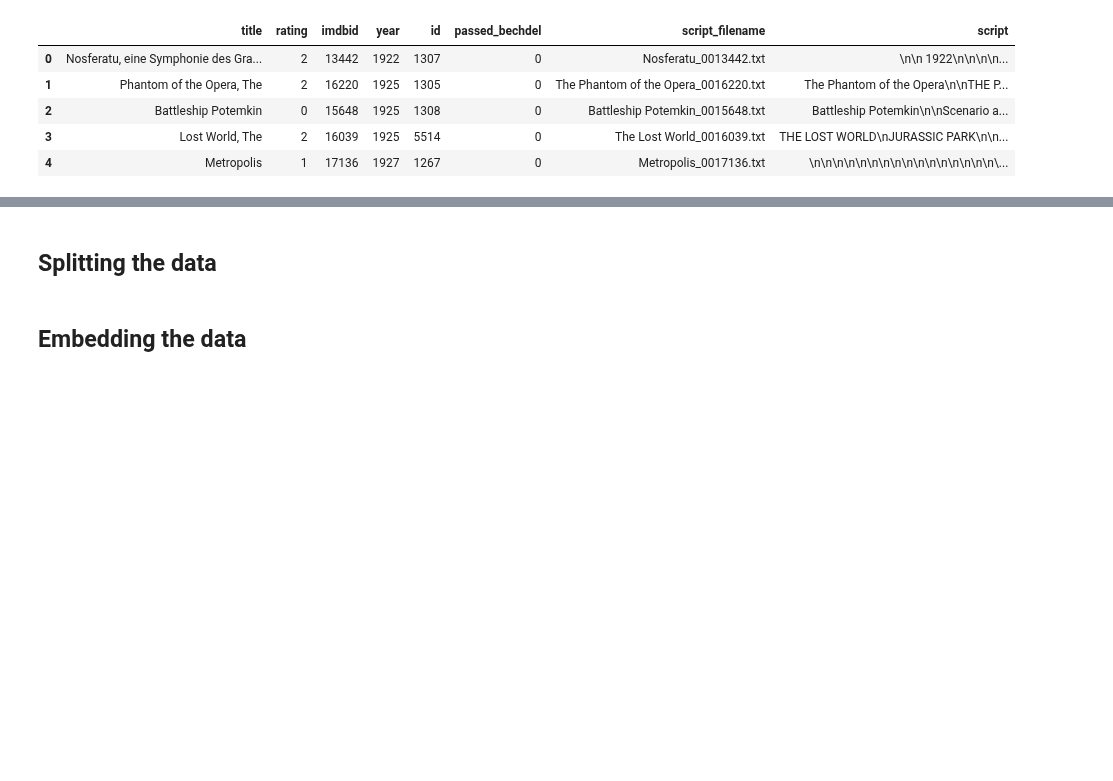
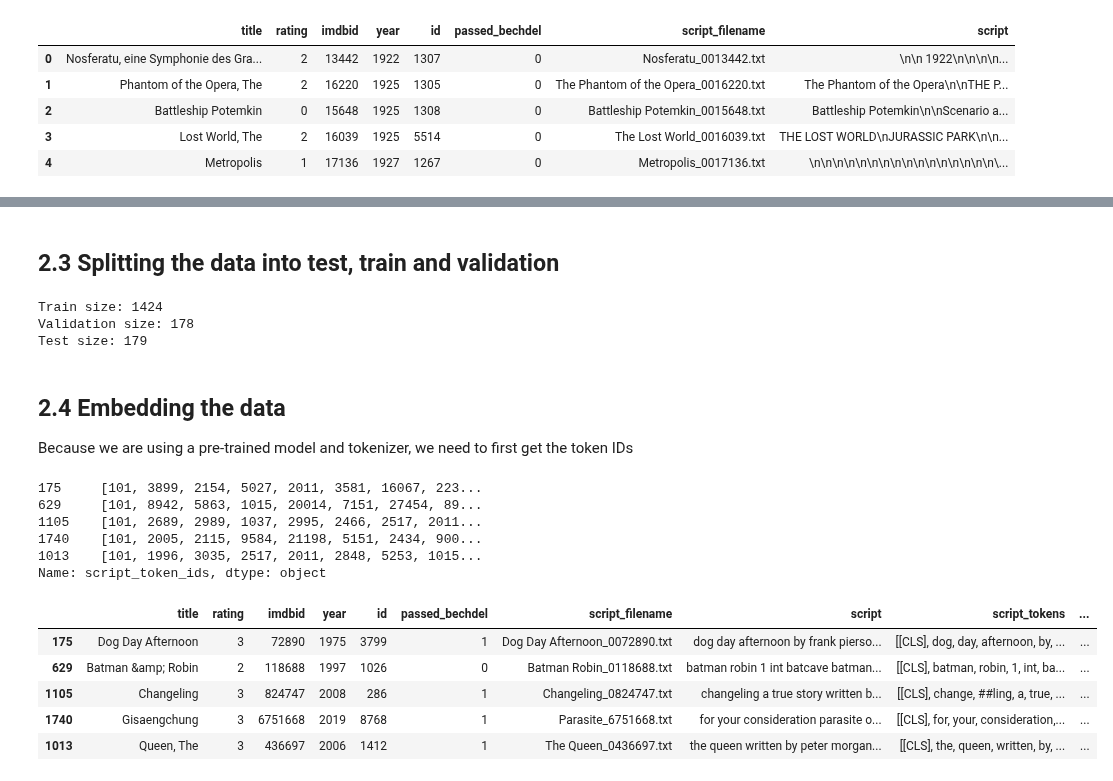
Before and after one commit to sigridbom/NLP_exam, a Jupyter notebook: 2_preprocessing/2_preprocessing.ipynb, the cells around one changed output, grey strips where cells are left out. Cells and saved outputs as stored; diff of their text form; code cells hidden in the pictures; blank space fills up the shorter version.

Commit message:
made embeddings

```diff
--- a/2_preprocessing/2_preprocessing.ipynb
+++ b/2_preprocessing/2_preprocessing.ipynb
@@ -59,0 +70,11 @@ data.head()
+# %%
+
+# Load the tokenizer (use any pre-trained tokenizer, e.g., BERT)
+tokenizer = AutoTokenizer.from_pretrained("bert-base-uncased")
+
+# Tokenize each row in the 'script' column
+data["script_tokens"] = data["script"].apply(
+    lambda x: tokenizer.tokenize(x, add_special_tokens=True, max_length=500, truncation = True)) # only takes the first 500 tokens
+
+# Display the DataFrame with the new column
+data.head()
@@ -60,4 +91,58 @@ data.head()
 # %% [markdown]
-## Splitting the data
+## 2.3 Splitting the data into test, train and validation
-# %% [markdown]
-## Embedding the data
+# %%
+
+# Step 1: Split the data into train and temp (validation+test) sets
+train_data, temp_data = train_test_split(data, test_size=0.2, random_state=42)  # 20% for validation+test
+
+# Step 2: Split temp_data into validation and test sets (10% each)
+val_data, test_data = train_test_split(temp_data, test_size=0.5, random_state=42)  # 50% of temp (10% of original)
+
+# Display the sizes of each set
+print(f"Train size: {len(train_data)}")
+print(f"Validation size: {len(val_data)}")
+print(f"Test size: {len(test_data)}")
+# %% [output]
+Train size: 1424
+Validation size: 178
+Test size: 179
+# %% [markdown]
+## 2.4 Embedding the data
+
+Because we are using a pre-trained model and tokenizer, we need to first get the token IDs
+# %%
+from transformers import AutoTokenizer
+import torch
+
+# Load the pre-trained tokenizer (e.g., BERT tokenizer)
+model_name = 'bert-base-uncased'
+tokenizer = AutoTokenizer.from_pretrained(model_name)
+
+# Define a function to convert words to token IDs using the tokenizer
+def words_to_token_ids(words):
+    # Tokenize the words into token IDs
+    return tokenizer.convert_tokens_to_ids(words)
+
+# Apply the function to your tokenized column (assuming `script_tokens` contains words)
+train_data["script_token_ids"] = train_data["script_tokens"].apply(words_to_token_ids)
+val_data["script_token_ids"] = val_data["script_tokens"].apply(words_to_token_ids)
+test_data["script_token_ids"] = test_data["script_tokens"].apply(words_to_token_ids)
+
+# Check the result
+print(train_data["script_token_ids"].head())
+# %% [output]
+175     [101, 3899, 2154, 5027, 2011, 3581, 16067, 223...
+629     [101, 8942, 5863, 1015, 20014, 7151, 27454, 89...
+1105    [101, 2689, 2989, 1037, 2995, 2466, 2517, 2011...
+1740    [101, 2005, 2115, 9584, 21198, 5151, 2434, 900...
+1013    [101, 1996, 3035, 2517, 2011, 2848, 5253, 1015...
+Name: script_token_ids, dtype: object
+# %%
+train_data.head()
+# %% [output]
+|  | title | rating | imdbid | year | id | passed_bechdel | script_filename | script | script_tokens | ... |
+| 175 | Dog Day Afternoon | 3 | 72890 | 1975 | 3799 | 1 | Dog Day Afternoon_0072890.txt | dog day afternoon by frank pierso... | [[CLS], dog, day, afternoon, by, ... | ... |
+| 629 | Batman &amp; Robin | 2 | 118688 | 1997 | 1026 | 0 | Batman Robin_0118688.txt | batman robin 1 int batcave batman... | [[CLS], batman, robin, 1, int, ba... | ... |
+| 1105 | Changeling | 3 | 824747 | 2008 | 286 | 1 | Changeling_0824747.txt | changeling a true story written b... | [[CLS], change, ##ling, a, true, ... | ... |
+| 1740 | Gisaengchung | 3 | 6751668 | 2019 | 8768 | 1 | Parasite_6751668.txt | for your consideration parasite o... | [[CLS], for, your, consideration,... | ... |
+| 1013 | Queen, The | 3 | 436697 | 2006 | 1412 | 1 | The Queen_0436697.txt | the queen written by peter morgan... | [[CLS], the, queen, written, by, ... | ... |
```
Also changed, not shown: parts of 20 cells of this notebook, 1 other file.
